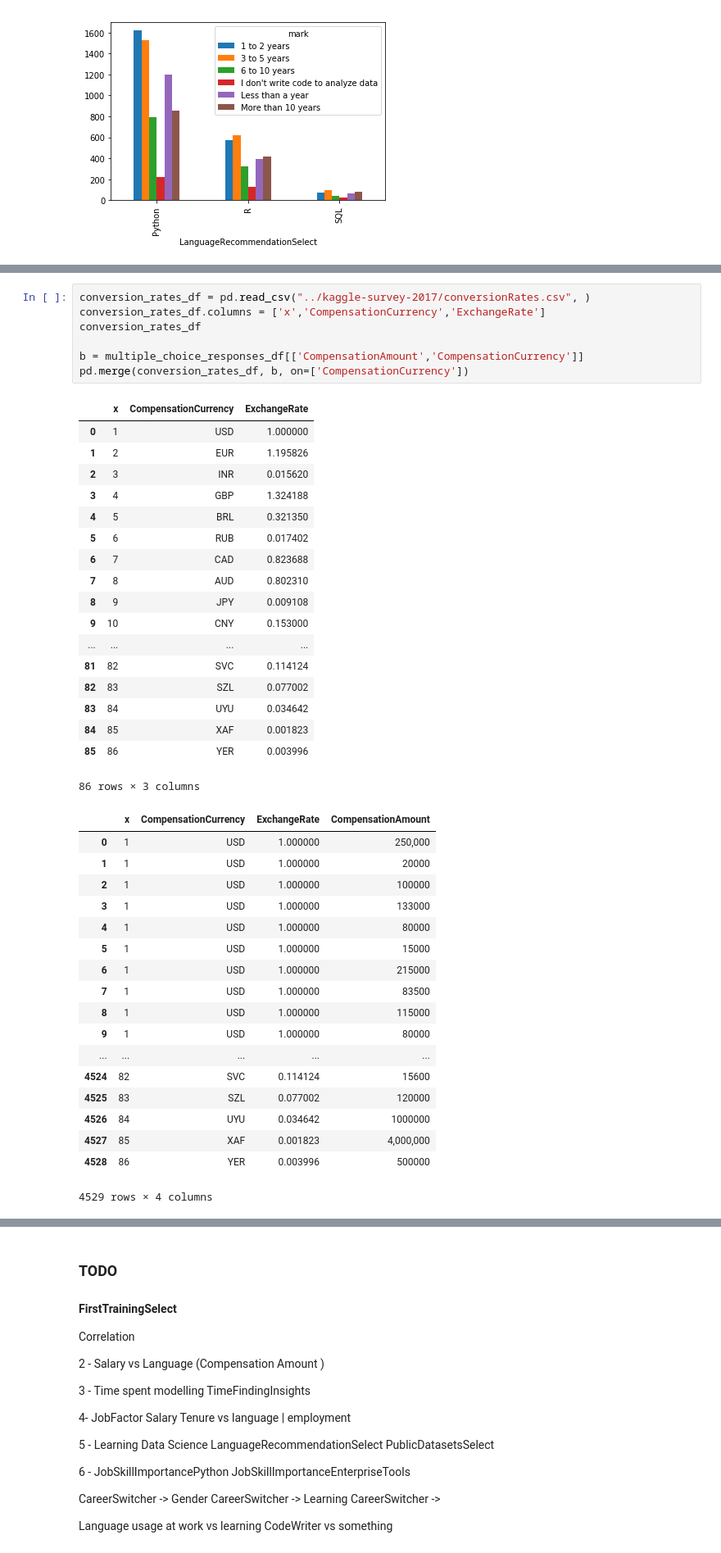
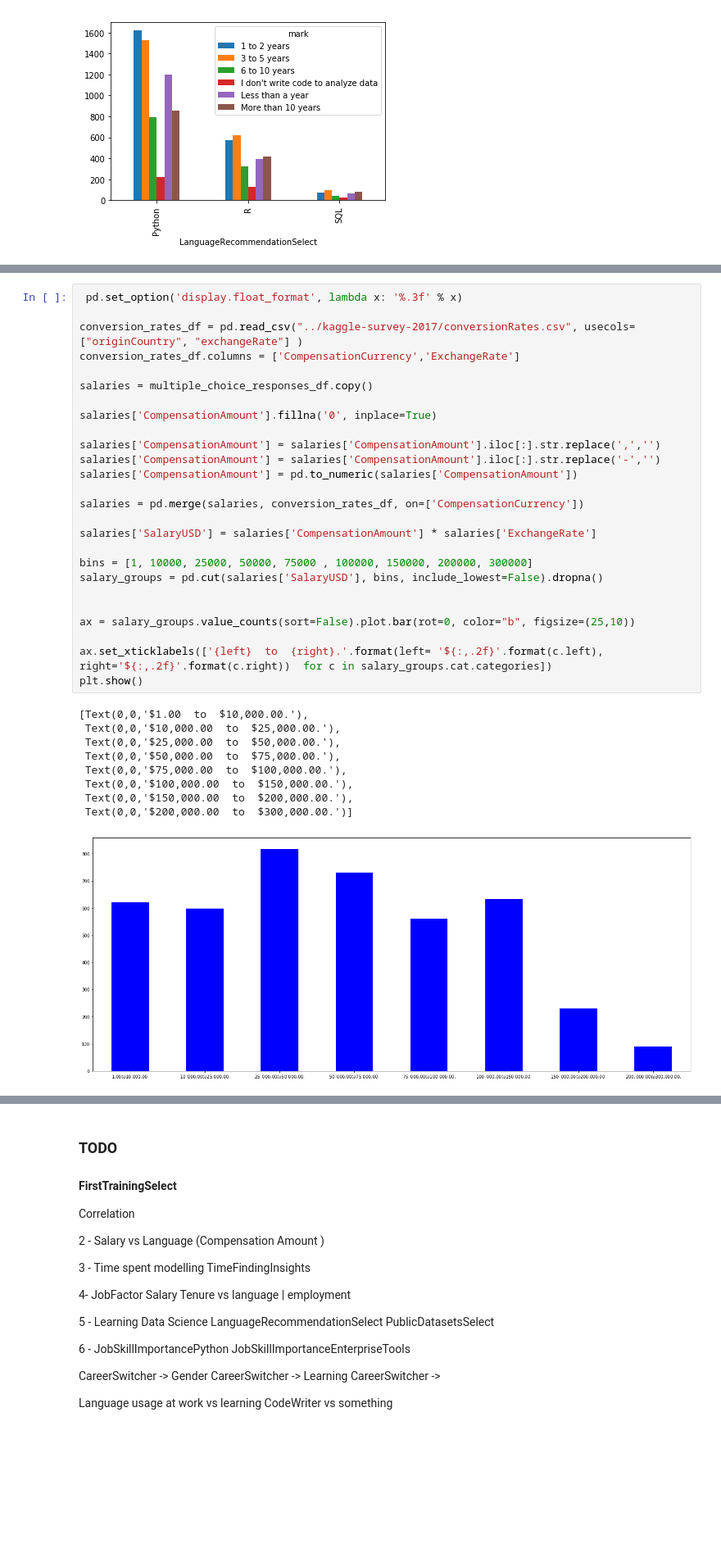
Before and after one commit to albertsaave/3250-term-project, a Jupyter notebook: alberto/TeamProject.ipynb, the cells around one changed output, grey strips where cells are left out. Shown at 82% size. Cells and saved outputs as stored; diff of their text form; blank space fills up the shorter version.

Commit message:
more salary wip

```diff
--- a/alberto/TeamProject.ipynb
+++ b/alberto/TeamProject.ipynb
@@ -277,44 +264,36 @@ plt.show()
-# %%
-conversion_rates_df = pd.read_csv("../kaggle-survey-2017/conversionRates.csv", )
-conversion_rates_df.columns = ['x','CompensationCurrency','ExchangeRate']
-conversion_rates_df
-
-b = multiple_choice_responses_df[['CompensationAmount','CompensationCurrency']]
-pd.merge(conversion_rates_df, b, on=['CompensationCurrency'])
-# %% [output]
-|  | x | CompensationCurrency | ExchangeRate |
-| 0 | 1 | USD | 1.000000 |
-| 1 | 2 | EUR | 1.195826 |
-| 2 | 3 | INR | 0.015620 |
-| 3 | 4 | GBP | 1.324188 |
-| 4 | 5 | BRL | 0.321350 |
-| 5 | 6 | RUB | 0.017402 |
-| 6 | 7 | CAD | 0.823688 |
-| 7 | 8 | AUD | 0.802310 |
-| 8 | 9 | JPY | 0.009108 |
-| 9 | 10 | CNY | 0.153000 |
-| ... | ... | ... | ... |
-| 81 | 82 | SVC | 0.114124 |
-| 82 | 83 | SZL | 0.077002 |
-| 83 | 84 | UYU | 0.034642 |
-| 84 | 85 | XAF | 0.001823 |
-| 85 | 86 | YER | 0.003996 |
-86 rows × 3 columns
-|  | x | CompensationCurrency | ExchangeRate | CompensationAmount |
-| 0 | 1 | USD | 1.000000 | 250,000 |
-| 1 | 1 | USD | 1.000000 | 20000 |
-| 2 | 1 | USD | 1.000000 | 100000 |
-| 3 | 1 | USD | 1.000000 | 133000 |
-| 4 | 1 | USD | 1.000000 | 80000 |
-| 5 | 1 | USD | 1.000000 | 15000 |
-| 6 | 1 | USD | 1.000000 | 215000 |
-| 7 | 1 | USD | 1.000000 | 83500 |
-| 8 | 1 | USD | 1.000000 | 115000 |
-| 9 | 1 | USD | 1.000000 | 80000 |
-| ... | ... | ... | ... | ... |
-| 4524 | 82 | SVC | 0.114124 | 15600 |
-| 4525 | 83 | SZL | 0.077002 | 120000 |
-| 4526 | 84 | UYU | 0.034642 | 1000000 |
-| 4527 | 85 | XAF | 0.001823 | 4,000,000 |
-| 4528 | 86 | YER | 0.003996 | 500000 |
-4529 rows × 4 columns
+# %%
+ pd.set_option('display.float_format', lambda x: '%.3f' % x)
+
+conversion_rates_df = pd.read_csv("../kaggle-survey-2017/conversionRates.csv", usecols=["originCountry", "exchangeRate"] )
+conversion_rates_df.columns = ['CompensationCurrency','ExchangeRate']
+
+salaries = multiple_choice_responses_df.copy()
+
+salaries['CompensationAmount'].fillna('0', inplace=True)
+
+salaries['CompensationAmount'] = salaries['CompensationAmount'].iloc[:].str.replace(',','')
+salaries['CompensationAmount'] = salaries['CompensationAmount'].iloc[:].str.replace('-','')
+salaries['CompensationAmount'] = pd.to_numeric(salaries['CompensationAmount'])
+
+salaries = pd.merge(salaries, conversion_rates_df, on=['CompensationCurrency'])
+
+salaries['SalaryUSD'] = salaries['CompensationAmount'] * salaries['ExchangeRate']
+
+bins = [1, 10000, 25000, 50000, 75000 , 100000, 150000, 200000, 300000]
+salary_groups = pd.cut(salaries['SalaryUSD'], bins, include_lowest=False).dropna()
+
+
+ax = salary_groups.value_counts(sort=False).plot.bar(rot=0, color="b", figsize=(25,10))
+
+ax.set_xticklabels(['{left}  to  {right}.'.format(left= '${:,.2f}'.format(c.left), right='${:,.2f}'.format(c.right))  for c in salary_groups.cat.categories])
+plt.show()
+# %% [output]
+[Text(0,0,'$1.00  to  $10,000.00.'),
+ Text(0,0,'$10,000.00  to  $25,000.00.'),
+ Text(0,0,'$25,000.00  to  $50,000.00.'),
+ Text(0,0,'$50,000.00  to  $75,000.00.'),
+ Text(0,0,'$75,000.00  to  $100,000.00.'),
+ Text(0,0,'$100,000.00  to  $150,000.00.'),
+ Text(0,0,'$150,000.00  to  $200,000.00.'),
+ Text(0,0,'$200,000.00  to  $300,000.00.')]
+[figure, added]
```
Also changed, not shown: parts of 15 cells of this notebook.
